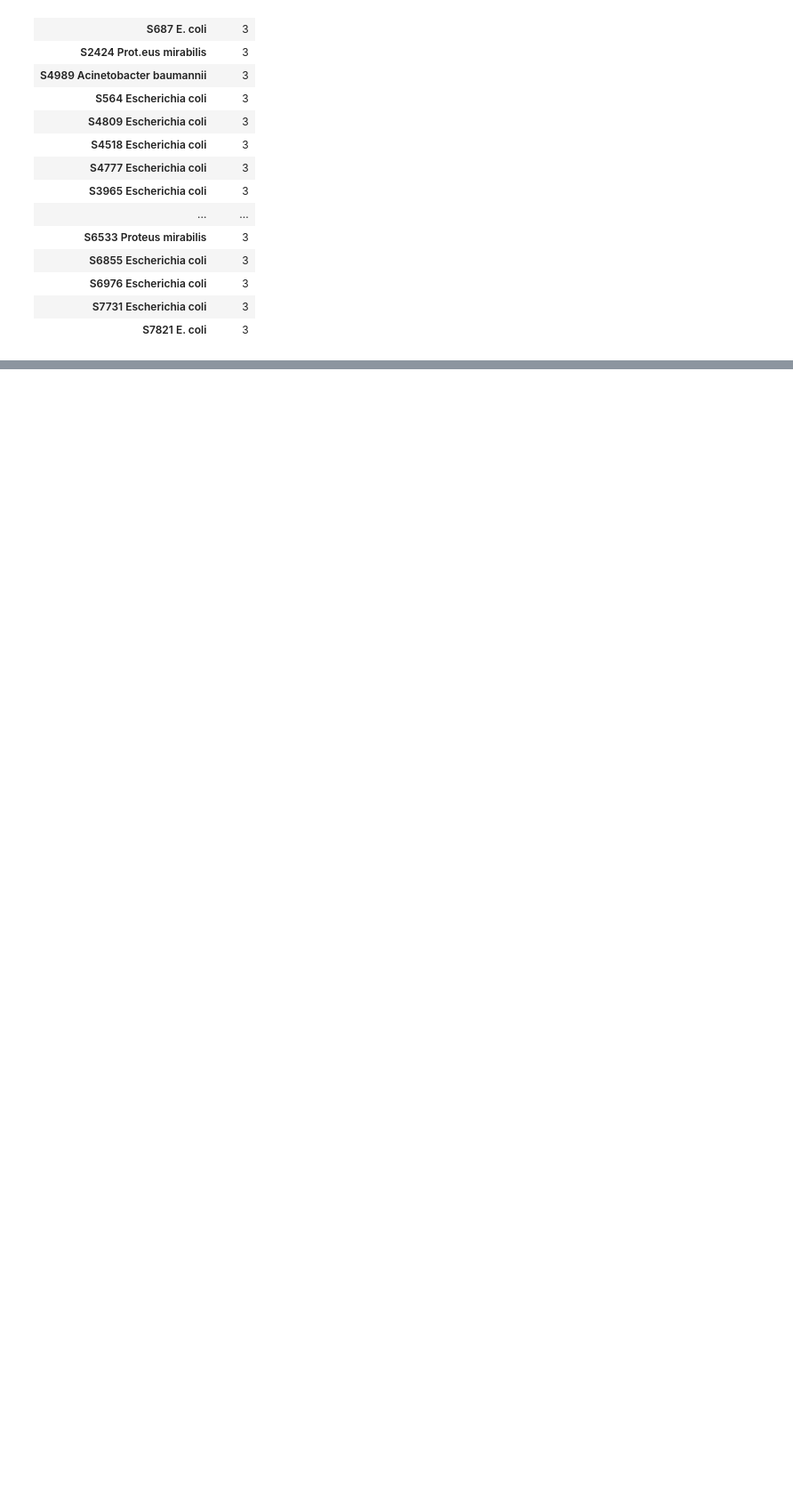
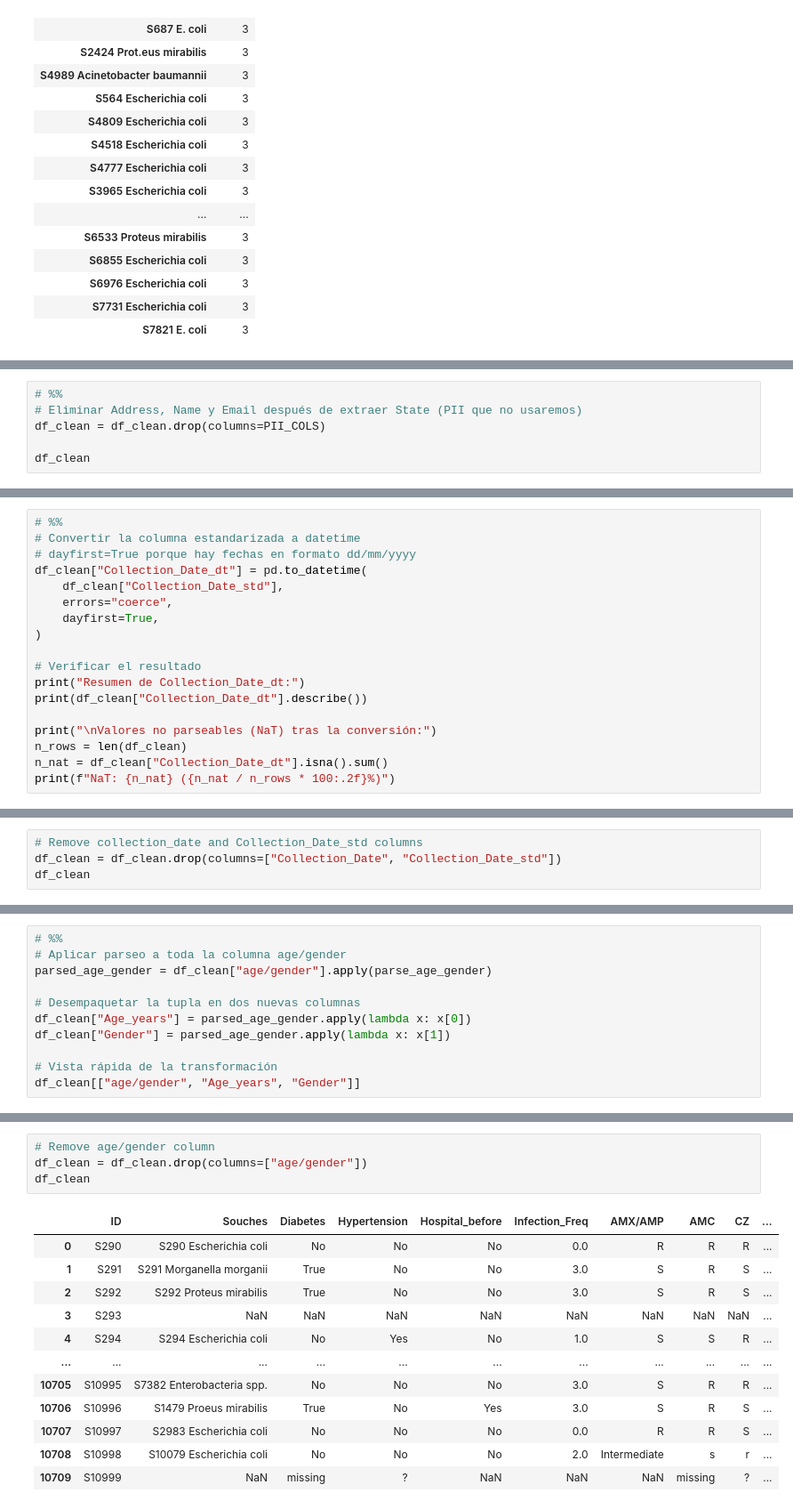
Before and after one commit to smaje99/diploma-in-data-analytics-in-business-management-unir, a Jupyter notebook: mbr-susceptibility-eda/mbr-susceptibility-eda.ipynb, the cells around one changed output, grey strips where cells are left out. Shown: that part at 89% size. Saved outputs shown, nothing was run; the diff lists cells and outputs as text; blank space fills up the shorter version.

```diff
--- a/mbr-susceptibility-eda/mbr-susceptibility-eda.ipynb
+++ b/mbr-susceptibility-eda/mbr-susceptibility-eda.ipynb
@@ -449,0 +656,6 @@ species_sample
+# %%
+# %%
+# Eliminar Address, Name y Email después de extraer State (PII que no usaremos)
+df_clean = df_clean.drop(columns=PII_COLS)
+
+df_clean
@@ -449,0 +738,18 @@ species_sample
+# %%
+# %%
+# Convertir la columna estandarizada a datetime
+# dayfirst=True porque hay fechas en formato dd/mm/yyyy
+df_clean["Collection_Date_dt"] = pd.to_datetime(
+    df_clean["Collection_Date_std"],
+    errors="coerce",
+    dayfirst=True,
+)
+
+# Verificar el resultado
+print("Resumen de Collection_Date_dt:")
+print(df_clean["Collection_Date_dt"].describe())
+
+print("\nValores no parseables (NaT) tras la conversión:")
+n_rows = len(df_clean)
+n_nat = df_clean["Collection_Date_dt"].isna().sum()
+print(f"NaT: {n_nat} ({n_nat / n_rows * 100:.2f}%)")
@@ -449,0 +824,4 @@ species_sample
+# %%
+# Remove collection_date and Collection_Date_std columns
+df_clean = df_clean.drop(columns=["Collection_Date", "Collection_Date_std"])
+df_clean
@@ -449,0 +911,11 @@ species_sample
+# %%
+# %%
+# Aplicar parseo a toda la columna age/gender
+parsed_age_gender = df_clean["age/gender"].apply(parse_age_gender)
+
+# Desempaquetar la tupla en dos nuevas columnas
+df_clean["Age_years"] = parsed_age_gender.apply(lambda x: x[0])
+df_clean["Gender"] = parsed_age_gender.apply(lambda x: x[1])
+
+# Vista rápida de la transformación
+df_clean[["age/gender", "Age_years", "Gender"]]
@@ -449,0 +976,17 @@ species_sample
+# %%
+# Remove age/gender column
+df_clean = df_clean.drop(columns=["age/gender"])
+df_clean
+# %% [output]
+|  | ID | Souches | Diabetes | Hypertension | Hospital_before | Infection_Freq | AMX/AMP | AMC | CZ | ... |
+| 0 | S290 | S290 Escherichia coli | No | No | No | 0.0 | R | R | R | ... |
+| 1 | S291 | S291 Morganella morganii | True | No | No | 3.0 | S | R | S | ... |
+| 2 | S292 | S292 Proteus mirabilis | True | No | No | 3.0 | S | R | S | ... |
+| 3 | S293 | NaN | NaN | NaN | NaN | NaN | NaN | NaN | NaN | ... |
+| 4 | S294 | S294 Escherichia coli | No | Yes | No | 1.0 | S | S | R | ... |
+| ... | ... | ... | ... | ... | ... | ... | ... | ... | ... | ... |
+| 10705 | S10995 | S7382 Enterobacteria spp. | No | No | No | 3.0 | S | R | R | ... |
+| 10706 | S10996 | S1479 Proeus mirabilis | True | No | Yes | 3.0 | S | R | S | ... |
+| 10707 | S10997 | S2983 Escherichia coli | No | No | No | 0.0 | R | R | S | ... |
+| 10708 | S10998 | S10079 Escherichia coli | No | No | No | 2.0 | Intermediate | s | r | ... |
+| 10709 | S10999 | NaN | missing | ? | NaN | NaN | NaN | missing | ? | ... |
```
Also changed, not shown: parts of 26 cells of this notebook.
